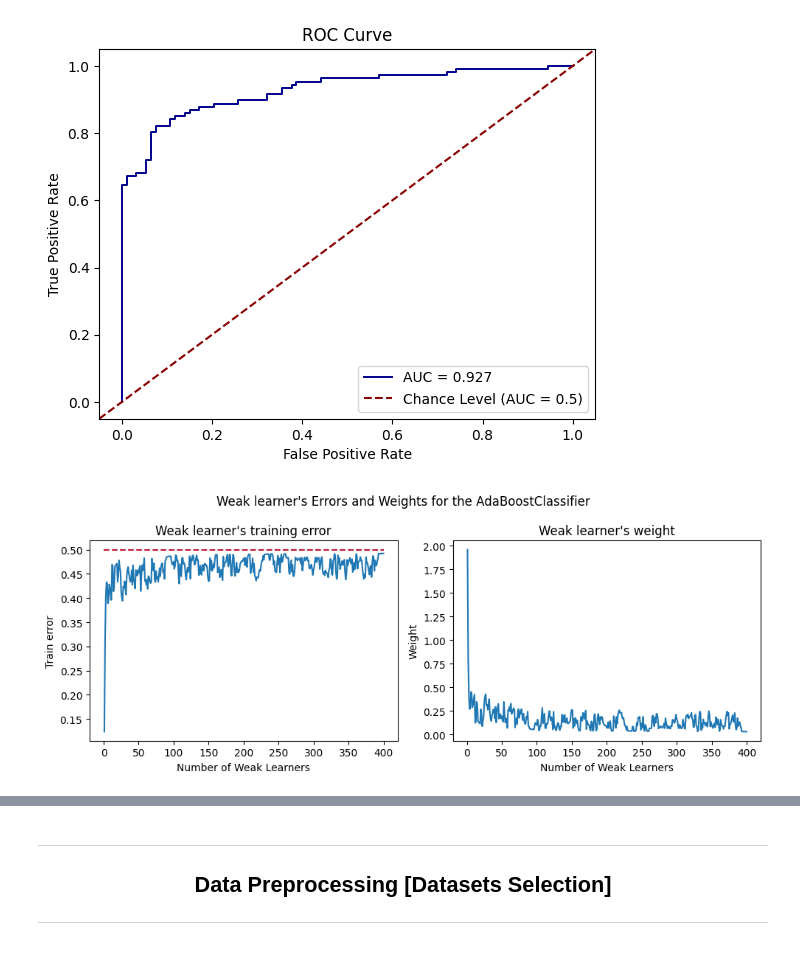
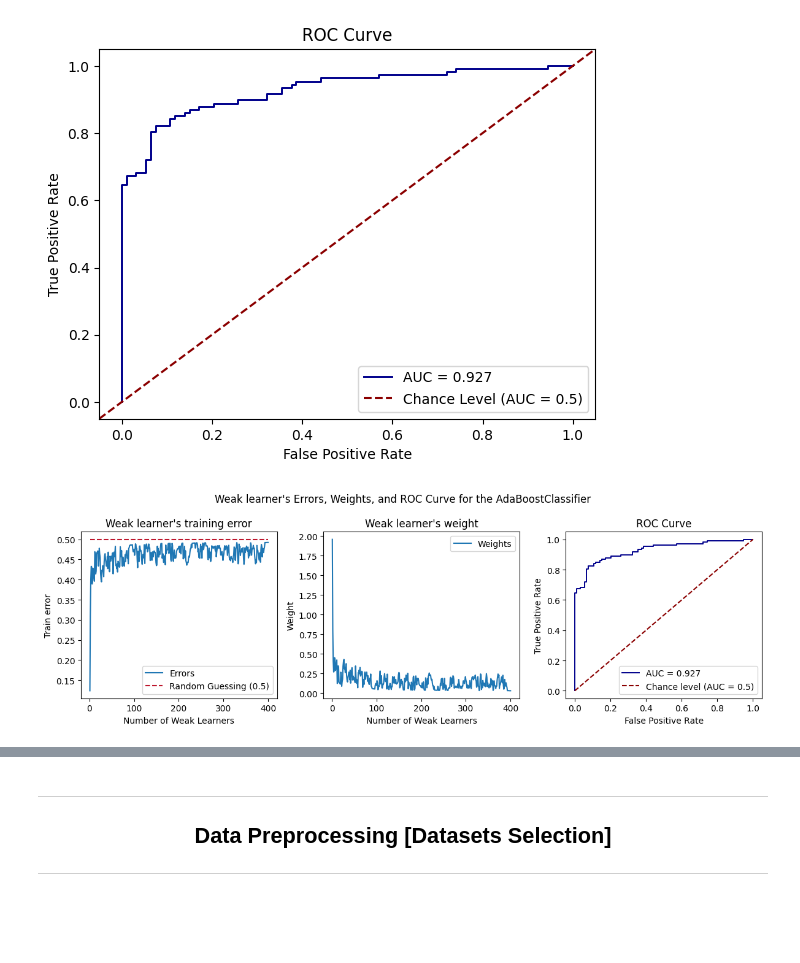
Before and after one commit to EstevesX10/ML1-AdaBoost-Analysis-Optimization, a Jupyter notebook: AdaBoost/AdaBoost.ipynb, the cells around one changed output, grey strips where cells are left out. Cells and saved outputs as stored; diff of their text form; code cells hidden in the pictures; blank space fills up the shorter version.

```diff
--- a/AdaBoost/AdaBoost.ipynb
+++ b/AdaBoost/AdaBoost.ipynb
@@ -158,18 +183,18 @@ X, y = make_classification(n_samples= 1000, n_features = 20, random_state = 42)
 y = y * 2 - 1       # Original AdaBoost uses {1, -1} as class labels
 
 # Train/test split
-X_train, X_test, y_train, y_Test = train_test_split(X, y, test_size = 0.2, random_state = 42)
+X_train, X_test, y_train, y_test = train_test_split(X, y, test_size = 0.2, random_state = 42)
 
 # Fit model
 ab = AdaBoost()
 ab.fit(X_train, y_train, M=400)
 
 # Plot the ROC Curve
-Plot_ROC_Curve(ab, X_test, y_Test)
+Plot_ROC_Curve(ab, X_test, y_test)
 # %% [output]
 [figure]
 # %%
 # Weak Learners Statistics
-Plot_Weak_Learners_Stats(ab)
+Plot_Model_Stats(ab, X_test, y_test)
 # %% [output]
-[figure, old version]
+[figure, new version]
```
Also changed, not shown: parts of 10 cells of this notebook.
